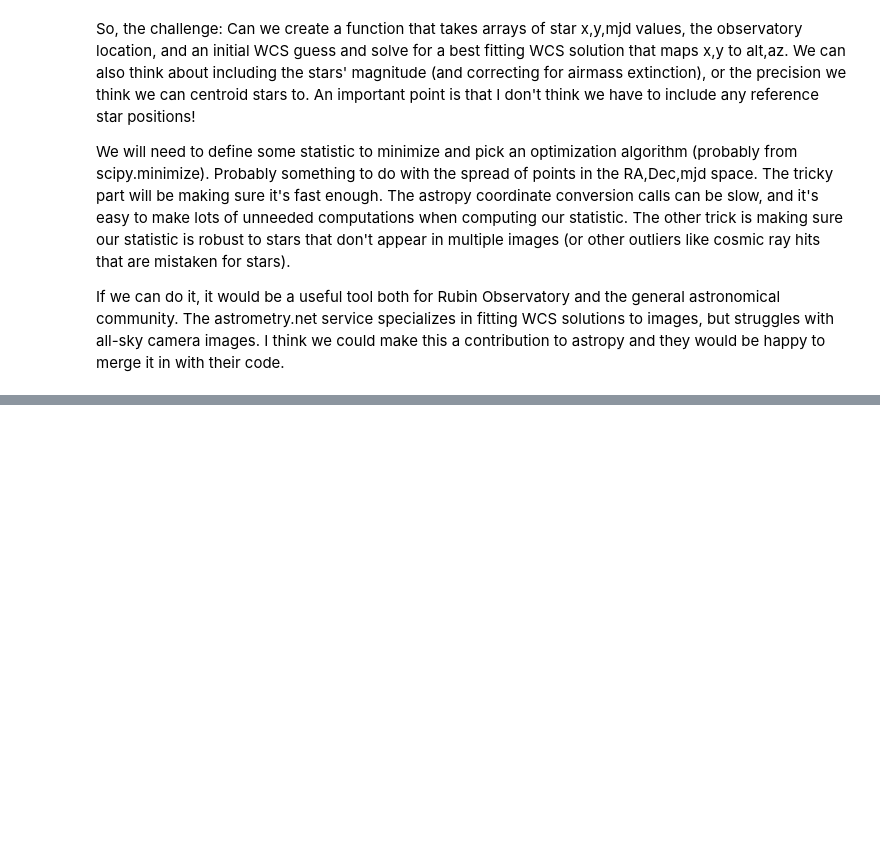
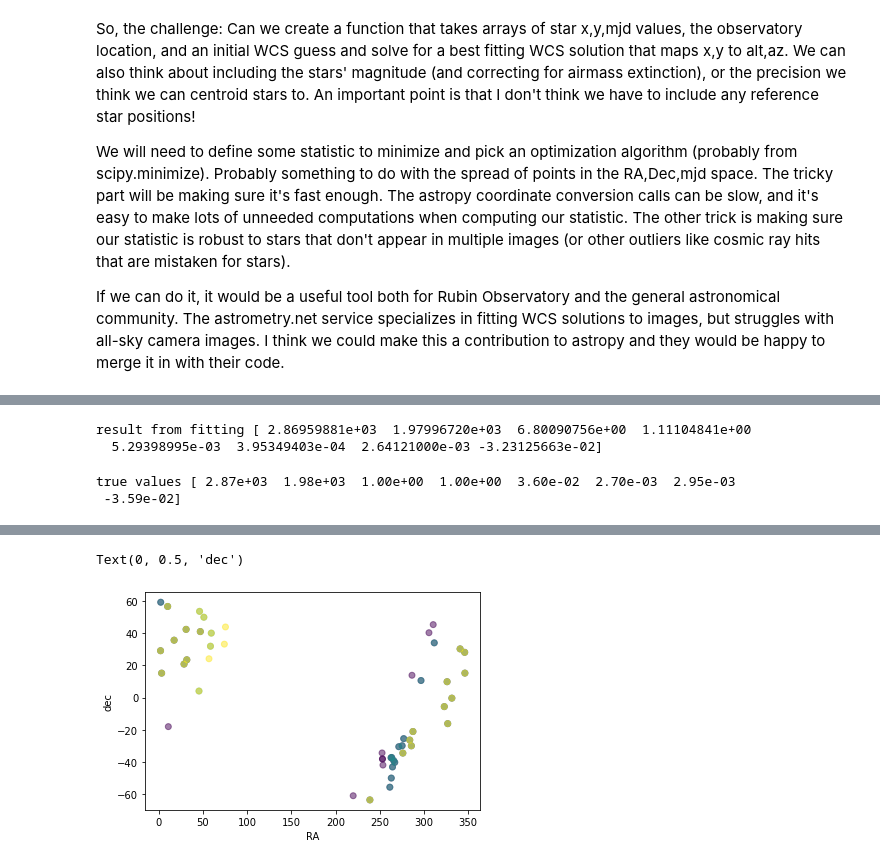
Before and after one commit to yoachim/20_Scratch, a Jupyter notebook: all_sky_example/example_all_sky.ipynb, the cells around one changed output, grey strips where cells are left out. Saved outputs shown, nothing was run; the diff lists cells and outputs as text; code cells hidden in the pictures; blank space fills up the shorter version.

Commit message:
make a new fitting class

```diff
--- a/all_sky_example/example_all_sky.ipynb
+++ b/all_sky_example/example_all_sky.ipynb
@@ -85,7 +82,7 @@ for mjd in np.unique(mjd_arr):
     in_time = np.where(mjd_arr == mjd)
     stars_temp = AltAz(alt=recovered_alt_az.dec[in_time], az=recovered_alt_az.ra[in_time],
                        location=site, obstime=Time(mjd, format='mjd'))
-    stars_ra_dec_temp = stars_temp.transform_to(ICRS)
+    stars_ra_dec_temp = stars_temp.transform_to(ICRS())
     ras_back.append(stars_ra_dec_temp.ra.value)
     decs_back.append(stars_ra_dec_temp.dec.value)
 
@@ -146,7 +143,7 @@ for mjd in np.unique(mjd_arr):
     in_time = np.where(mjd_arr == mjd)
     stars_temp = AltAz(alt=recovered_alt_az.dec[in_time], az=recovered_alt_az.ra[in_time],
                        location=site, obstime=Time(mjd, format='mjd'))
-    stars_ra_dec_temp = stars_temp.transform_to(ICRS)
+    stars_ra_dec_temp = stars_temp.transform_to(ICRS())
     ras_back.append(stars_ra_dec_temp.ra.value)
     decs_back.append(stars_ra_dec_temp.dec.value)
 ras_back = np.concatenate(ras_back)
@@ -172,0 +309,2 @@ If we can do it, it would be a useful tool both for Rubin Observatory and the ge
+# %%
+fitting_obj = WCS_holder(xs, ys, mjd_arr, location=site)
@@ -172,0 +326,7 @@ If we can do it, it would be a useful tool both for Rubin Observatory and the ge
+# %%
+# Now let's see if scipy can minimize this
+from scipy.optimize import minimize
+
+x0_off = np.array([2.87e+03 + 200,   1.98e+03 - 200,  1., 1., .036+.002,
+        0.0027+.0002,  0.00295,   -0.0359])
+best_fit = minimize(fitting_obj,x0_off)
@@ -172,0 +359,18 @@ If we can do it, it would be a useful tool both for Rubin Observatory and the ge
+# %%
+print('result from fitting', best_fit.x)
+# %% [output]
+result from fitting [ 2.86959881e+03  1.97996720e+03  6.80090756e+00  1.11104841e+00
+  5.29398995e-03  3.95349403e-04  2.64121000e-03 -3.23125663e-02]
+# %%
+print('true values', x0)
+# %% [output]
+true values [ 2.87e+03  1.98e+03  1.00e+00  1.00e+00  3.60e-02  2.70e-03  2.95e-03
+ -3.59e-02]
+# %%
+# let's see what this looks like
+result = fitting_obj(best_fit.x)
+
+plt.scatter(fitting_obj.ra, fitting_obj.dec, c=fitting_obj.mjd, alpha=0.5)
+plt.xlabel('RA')
+plt.ylabel('dec')
+# %% [output]
@@ -172,0 +378,2 @@ If we can do it, it would be a useful tool both for Rubin Observatory and the ge
+Text(0, 0.5, 'dec')
+[figure, added]
```
Also changed, not shown: parts of 13 cells of this notebook.
